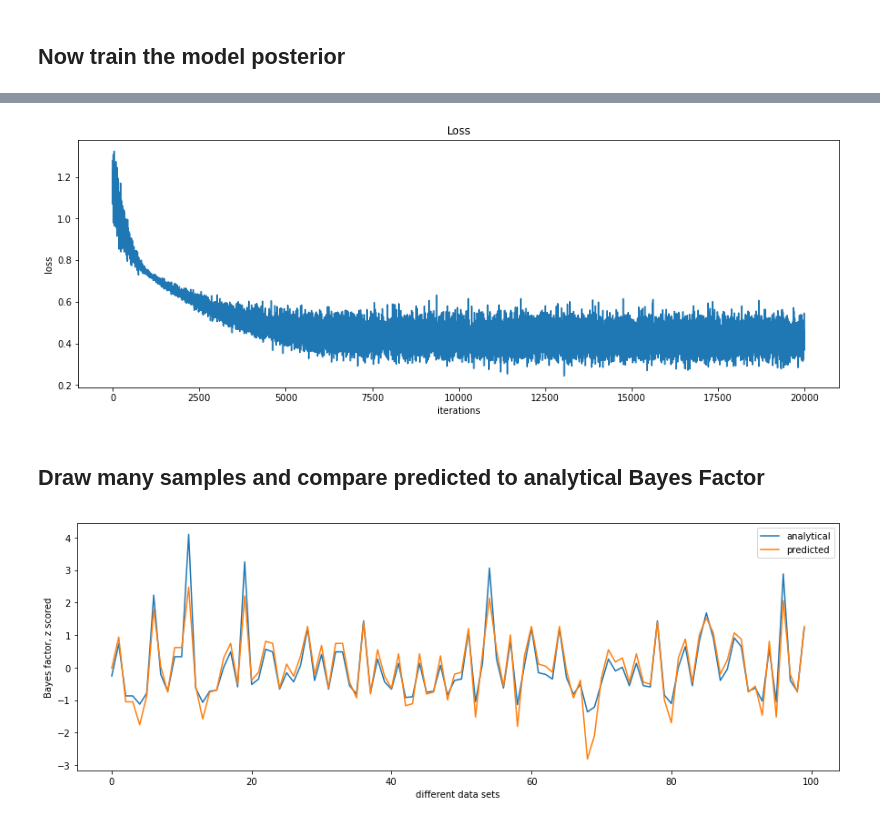
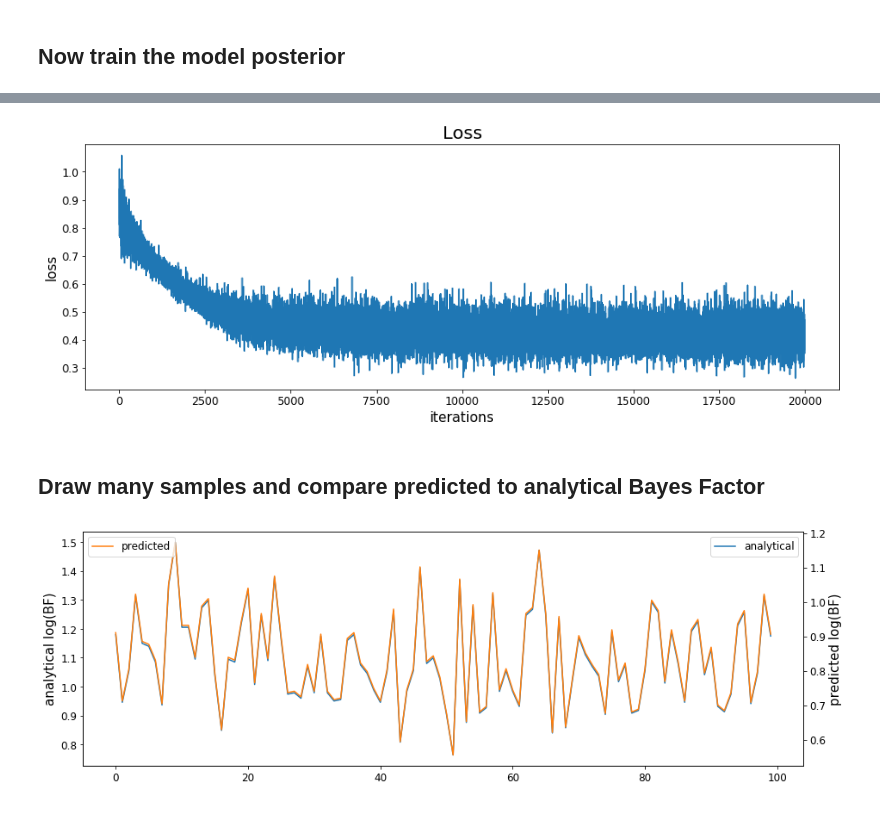
Before and after one commit to janfb/mcabc, a Jupyter notebook: ModelComparison_poisson_priors.ipynb, the cells around one changed output, grey strips where cells are left out. Cells and saved outputs as stored; diff of their text form; code cells hidden in the pictures.

```diff
--- a/ModelComparison_poisson_priors.ipynb
+++ b/ModelComparison_poisson_priors.ipynb
@@ -1,5 +1,6 @@
 # %%
 import matplotlib.pyplot as plt
+import matplotlib as mpl
 import numpy as np
 import torch
 import torch.nn as nn
@@ -11,13 +12,19 @@ import scipy
 from scipy.special import gammaln
 
 %matplotlib inline
+
+mpl.rcParams['axes.titlesize'] = 20
+mpl.rcParams['axes.labelsize'] = 15
+mpl.rcParams['ytick.labelsize'] = 12
+mpl.rcParams['xtick.labelsize'] = 12
+mpl.rcParams['legend.fontsize'] = 12
 # %% [markdown]
 ## Generate Poisson data, compare two Poisson models with different priors
 
 I will generate observed data from a Poisson distribution with a certain lambda. Then I will train a MDN to approximate the posterior over model indices. As models I use a Poisson with Gamma prior and a negative Binomial with Beta prior.
 # %%
 N = 500  # size of toy data
-true_lam = .5
+true_lam = 2.
 
 # set prior parameters
 shapes = [1., 9.]
@@ -330,21 +325,20 @@ plt.xlabel('iterations')
 plt.ylabel('loss')
 plt.title('Loss');
 # %% [output]
-[figure, old version]
+[figure, new version]
 # %% [markdown]
 ## Draw many samples and compare predicted to analytical Bayes Factor
 # %%
-def poisson_evidence(x, a, b, N, log=False):
+def poisson_evidence(x, shape, scale, N, log=False):
+    a = shape
+    b = 1. / scale
+
     x_sum = np.sum(x)
     log_xfac = np.sum(gammaln(x + 1))
 
     result = a * np.log(b) - gammaln(a) - log_xfac + gammaln(a + x_sum) - (a + x_sum)*np.log(b + N)
 
     return result if log else np.exp(result)
-
-def log_nbin_evidence(x, a, b, N, r):
-    x_sum = np.sum(x)
-    return betaln(a + x_sum, b + N * r) - betaln(a, b) + np.sum(np.log(scipy.special.binom(x + r - 1, x)))
 # %%
 bf_true = []
 bf_predicted = []
@@ -362,9 +356,9 @@ for i in range(100):
     # calculate bf
     m = nn.Softmax()
     posterior_probs = m(out_act).data.numpy()
-    bf_predicted.append(posterior_probs[0][0] / posterior_probs[0][1])
+    bf_predicted.append(np.log(posterior_probs[0][0] / posterior_probs[0][1]))
 
     # because we use a uniform prior the posterior ratio corresponds to the likelihood (evidence) ratio
     e1 = poisson_evidence(samples, shapes[0], scales[0], N, log=True)
     e2 = poisson_evidence(samples, shapes[1], scales[1], N, log=True)
-    bf_true.append(np.exp(e1 - e2))
+    bf_true.append(e1 - e2)
@@ -374,9 +365,13 @@ bf2 = (bf_predicted - np.mean(bf_predicted))/np.std(bf_predicted)
 # %%
 plt.figure(figsize=(15, 5))
-plt.plot(bf1, label='analytical')
-plt.plot(bf2, label='predicted')
+plt.plot(bf_true, label='analytical', color='C0')
+plt.ylabel('analytical log(BF)')
+plt.legend(loc=1)
+
+plt.twinx()
+plt.plot(bf_predicted, label='predicted', color='C1')
 plt.xlabel('different data sets')
-plt.ylabel('Bayes factor, z scored')
-plt.legend();
+plt.ylabel('predicted log(BF)')
+plt.legend(loc=2);
 # %% [output]
-[figure, old version]
+[figure, new version]
```
Also changed, not shown: parts of 9 cells of this notebook.
